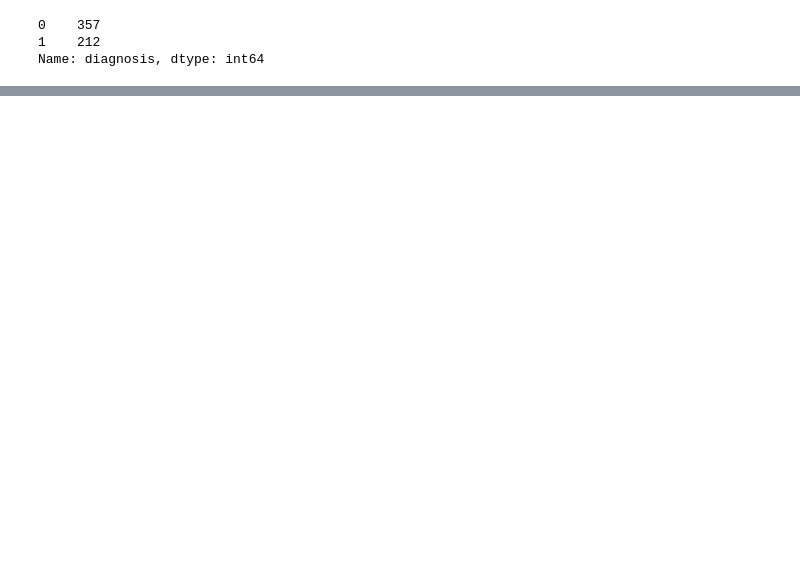
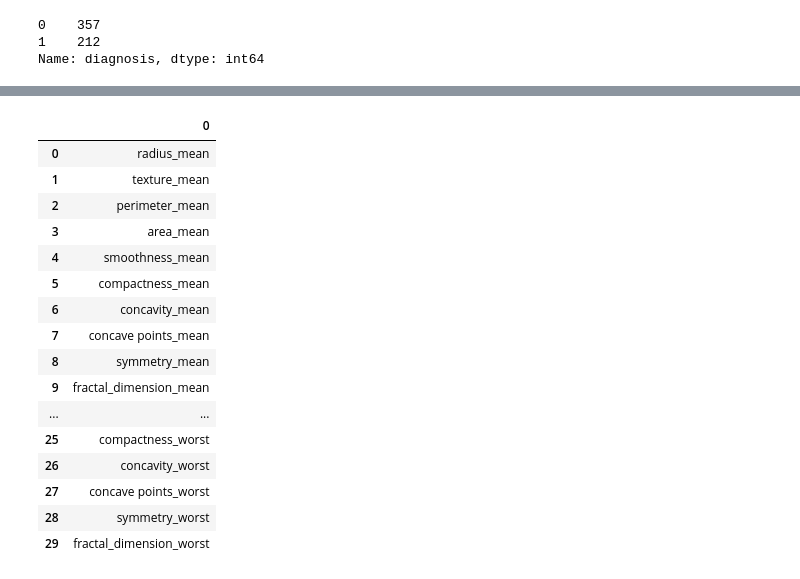
Before and after one commit to 315rahulmangalath/doubt, a Jupyter notebook: KNN 3 sept and 4.ipynb, the cells around one changed output, grey strips where cells are left out. Drawn from its saved outputs; the diff is of its cells as text; code cells hidden in the pictures; blank space fills up the shorter version.

```diff
--- a/KNN 3 sept and 4.ipynb
+++ b/KNN 3 sept and 4.ipynb
@@ -171,0 +178,20 @@ ValueError: Input contains NaN, infinity or a value too large for dtype('float64
+# %%
+df_columns
+# %% [output]
+|  | 0 |
+| 0 | radius_mean |
+| 1 | texture_mean |
+| 2 | perimeter_mean |
+| 3 | area_mean |
+| 4 | smoothness_mean |
+| 5 | compactness_mean |
+| 6 | concavity_mean |
+| 7 | concave points_mean |
+| 8 | symmetry_mean |
+| 9 | fractal_dimension_mean |
+| ... | ... |
+| 25 | compactness_worst |
+| 26 | concavity_worst |
+| 27 | concave points_worst |
+| 28 | symmetry_worst |
+| 29 | fractal_dimension_worst |
```
Also changed, not shown: parts of 18 cells of this notebook.
